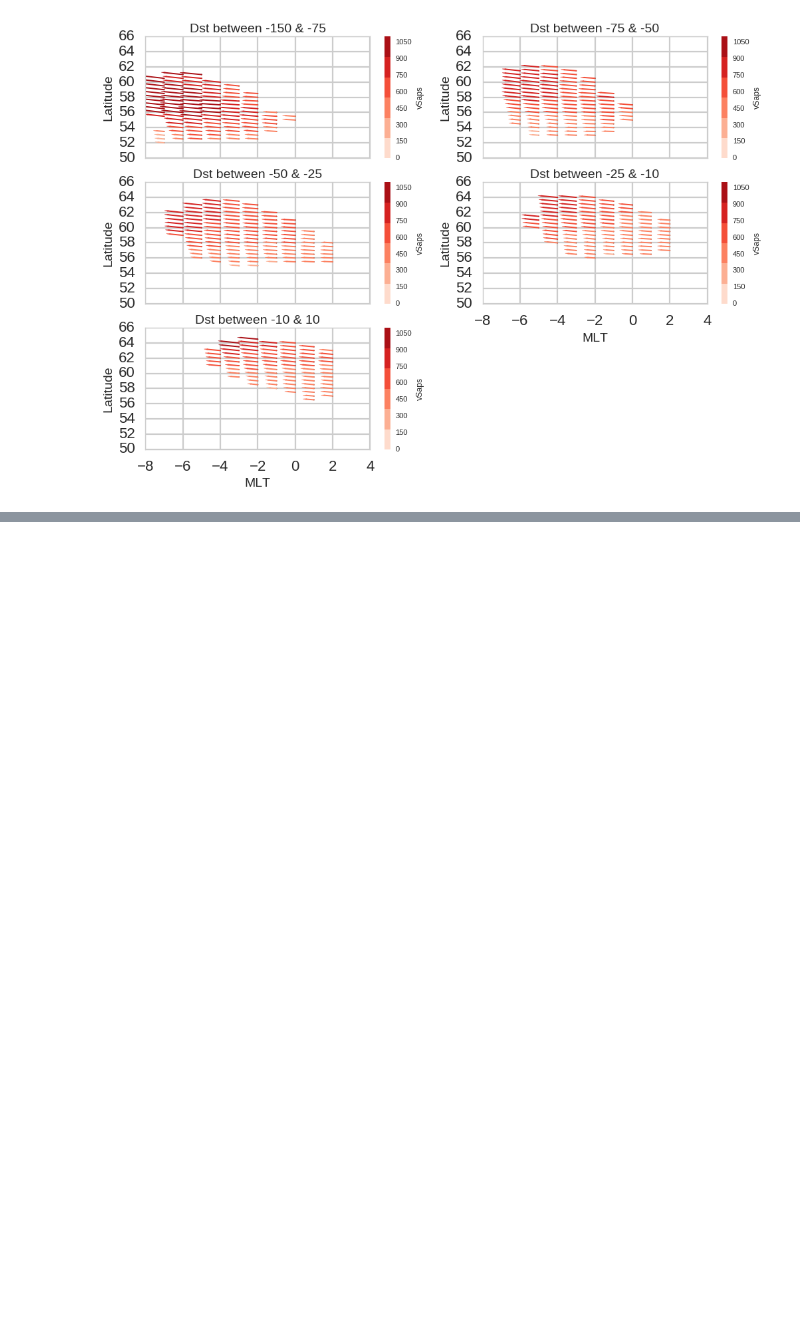
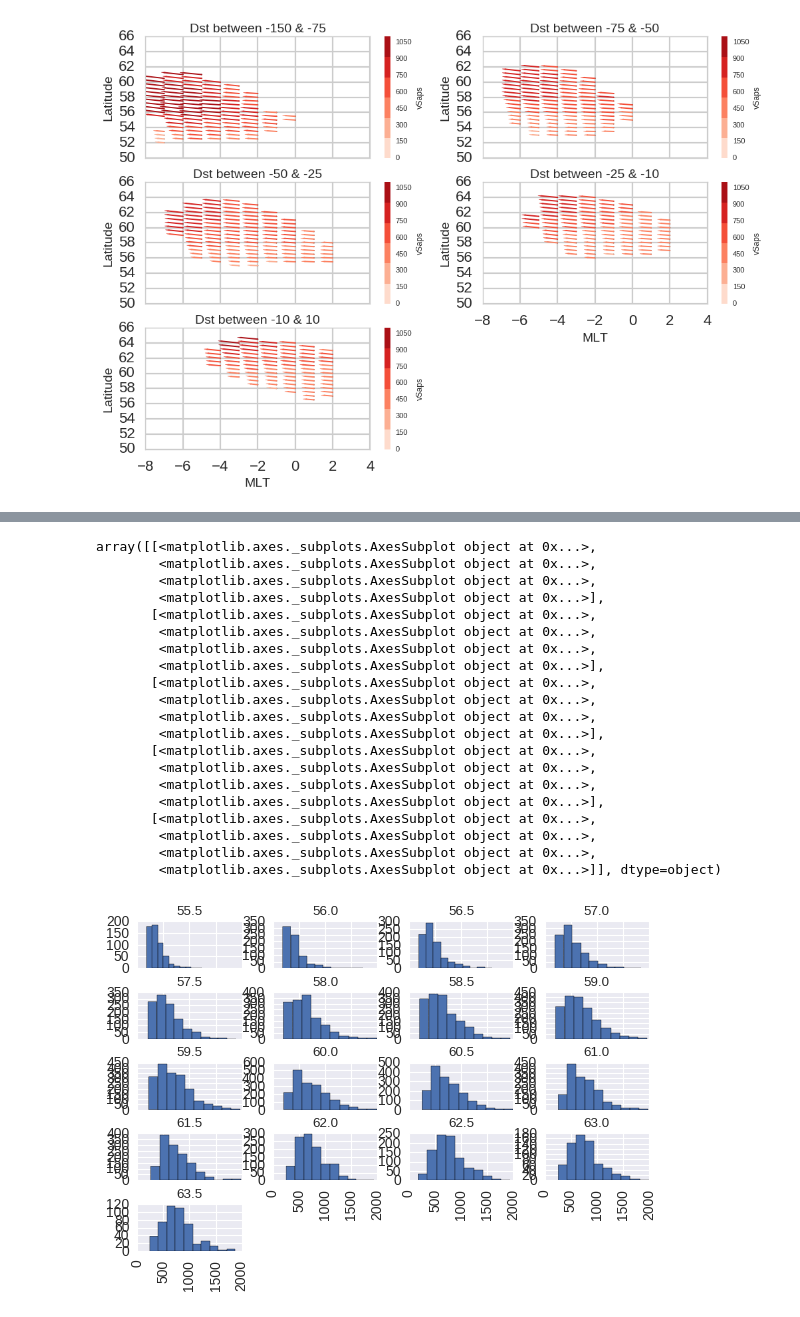
Before and after one commit to bharatreddy/vel-analys, a Jupyter notebook: ipy/vel_new_anlys.ipynb, the cells around one changed output, grey strips where cells are left out. Saved outputs shown, nothing was run; the diff lists cells and outputs as text; code cells hidden in the pictures; blank space fills up the shorter version.

```diff
--- a/ipy/vel_new_anlys.ipynb
+++ b/ipy/vel_new_anlys.ipynb
@@ -404,0 +434,28 @@ plt.savefig("../figs/allDstBinsVelVecs.pdf",bbox_inches='tight')
+# %%
+testDF = velGmagDF[ (velGmagDF["normMLT"] == -4.) &\
+                   (velGmagDF["dst_bin"] == "(-50, -25]") ][ ["vSaps", "MLAT"]\
+                    ].reset_index(drop=True)
+# x = testDF.hist()
+testDF["vSaps"].hist(by=testDF["MLAT"], xlabelsize=10., ylabelsize=10., sharex=True)
+# %% [output]
+array([[<matplotlib.axes._subplots.AxesSubplot object at 0x...>,
+        <matplotlib.axes._subplots.AxesSubplot object at 0x...>,
+        <matplotlib.axes._subplots.AxesSubplot object at 0x...>,
+        <matplotlib.axes._subplots.AxesSubplot object at 0x...>],
+       [<matplotlib.axes._subplots.AxesSubplot object at 0x...>,
+        <matplotlib.axes._subplots.AxesSubplot object at 0x...>,
+        <matplotlib.axes._subplots.AxesSubplot object at 0x...>,
+        <matplotlib.axes._subplots.AxesSubplot object at 0x...>],
+       [<matplotlib.axes._subplots.AxesSubplot object at 0x...>,
+        <matplotlib.axes._subplots.AxesSubplot object at 0x...>,
+        <matplotlib.axes._subplots.AxesSubplot object at 0x...>,
+        <matplotlib.axes._subplots.AxesSubplot object at 0x...>],
+       [<matplotlib.axes._subplots.AxesSubplot object at 0x...>,
+        <matplotlib.axes._subplots.AxesSubplot object at 0x...>,
+        <matplotlib.axes._subplots.AxesSubplot object at 0x...>,
+        <matplotlib.axes._subplots.AxesSubplot object at 0x...>],
+       [<matplotlib.axes._subplots.AxesSubplot object at 0x...>,
+        <matplotlib.axes._subplots.AxesSubplot object at 0x...>,
+        <matplotlib.axes._subplots.AxesSubplot object at 0x...>,
+        <matplotlib.axes._subplots.AxesSubplot object at 0x...>]], dtype=object)
+[figure, added]
```
Also changed, not shown: parts of 2 cells of this notebook, 2 other files.
